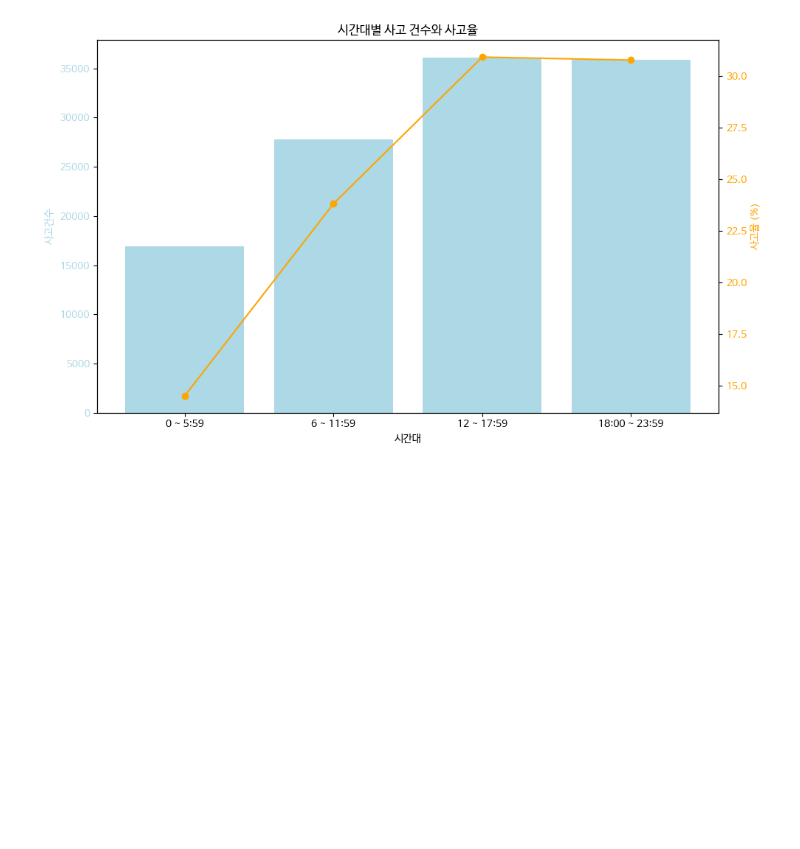
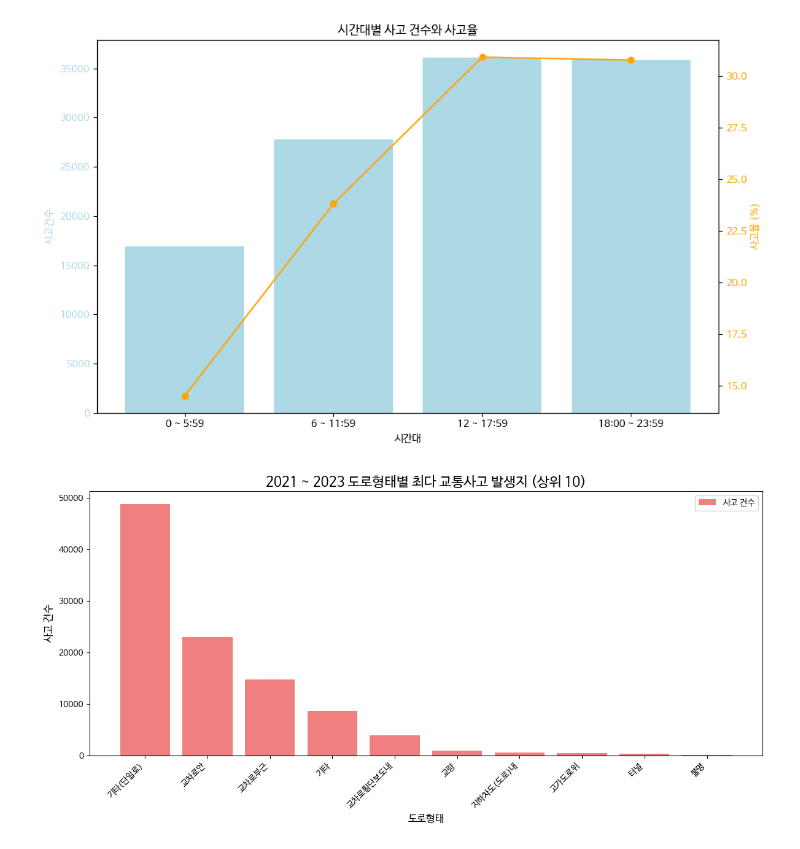
Before and after one commit to CodingCat-Jung/SmartCity, a Jupyter notebook: SmartCity01.ipynb, the cells around one changed output. Drawn from its saved outputs; the diff is of its cells as text; code cells hidden in the pictures; blank space fills up the shorter version.

```diff
--- a/SmartCity01.ipynb
+++ b/SmartCity01.ipynb
@@ -127,3 +146,44 @@ fig.tight_layout()
 plt.show()
 # %% [output]
 [figure]
+# %%
+# 2021~2023 도로형태별 최다 교통사고 발생지 파악
+import pandas as pd
+import matplotlib.pyplot as plt
+import matplotlib.font_manager as fm
+
+plt.rc('font', family='NanumBarunGothic')
+
+# 엑셀 파일 불러오기
+df = pd.read_excel('2021 ~ 2023 서울 도로형태별_교통사고지표현황.xls')
+
+df_road = df[['도로형태', '사고건수']]
+
+# 도로 형태별 사고 건수 합산
+df_grouped = df_road.groupby('도로형태')['사고건수'].sum().reset_index()
+
+# 사고 건수 기준으로 정렬
+df_sorted = df_grouped.sort_values(by='사고건수', ascending=False)
+
+# '합계' 행 제거
+df_sorted = df_sorted[df_sorted['도로형태'] != '합계']
+
+# 상위 10개 도로 형태 추출
+df_top10 = df_sorted.head(10)
+
+# 시각화
+plt.figure(figsize=(12, 6))
+plt.bar(df_top10['도로형태'], df_top10['사고건수'], color='lightcoral', label='사고 건수')
+
+# 그래프 제목 및 레이블 설정
+plt.title('2021 ~ 2023 도로형태별 최다 교통사고 발생지 (상위 10)', fontsize=16)
+plt.xlabel('도로형태', fontsize=12)
+plt.ylabel('사고 건수', fontsize=12)
+plt.xticks(rotation=45, ha='right', fontsize=10)
+plt.legend()
+
+# 그래프 출력
+plt.tight_layout()
+plt.show()
+# %% [output]
+[figure, added]
```
Also changed, not shown: parts of 2 cells of this notebook.
